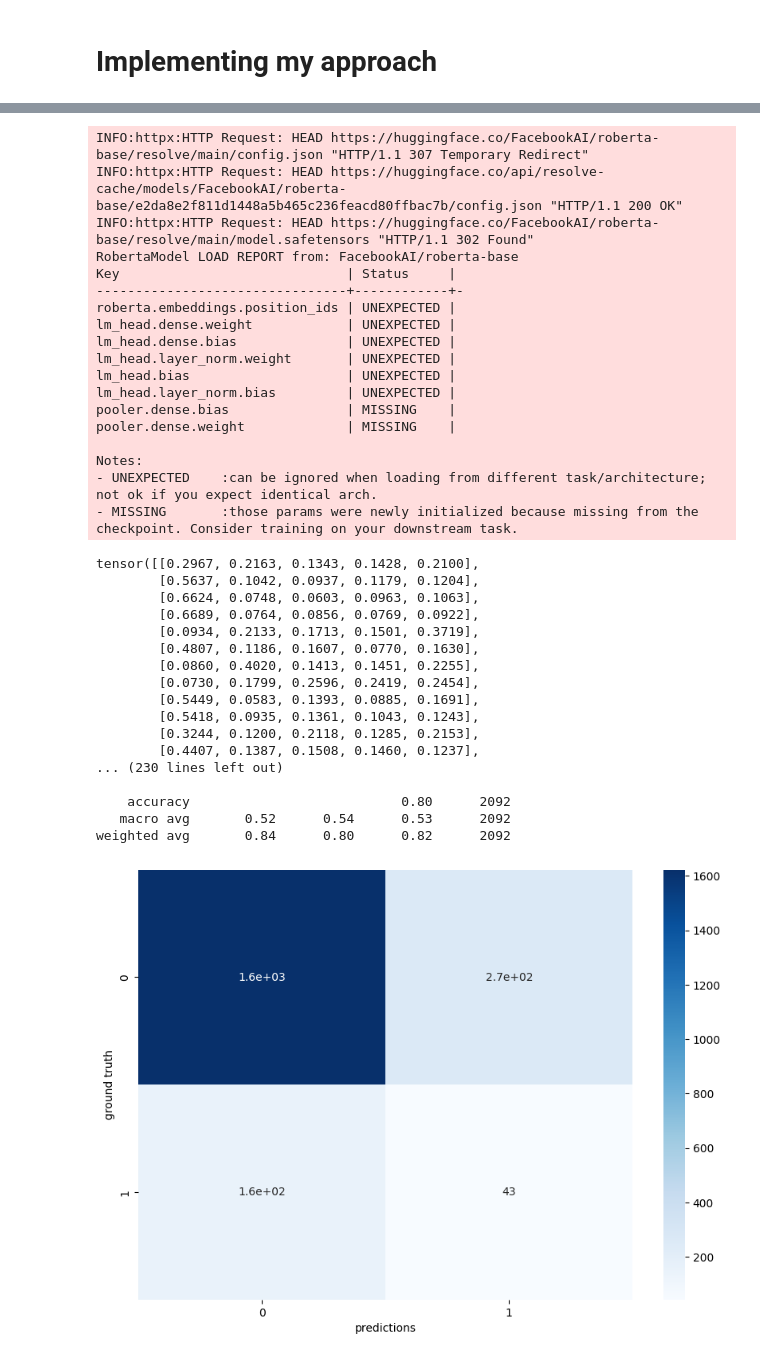
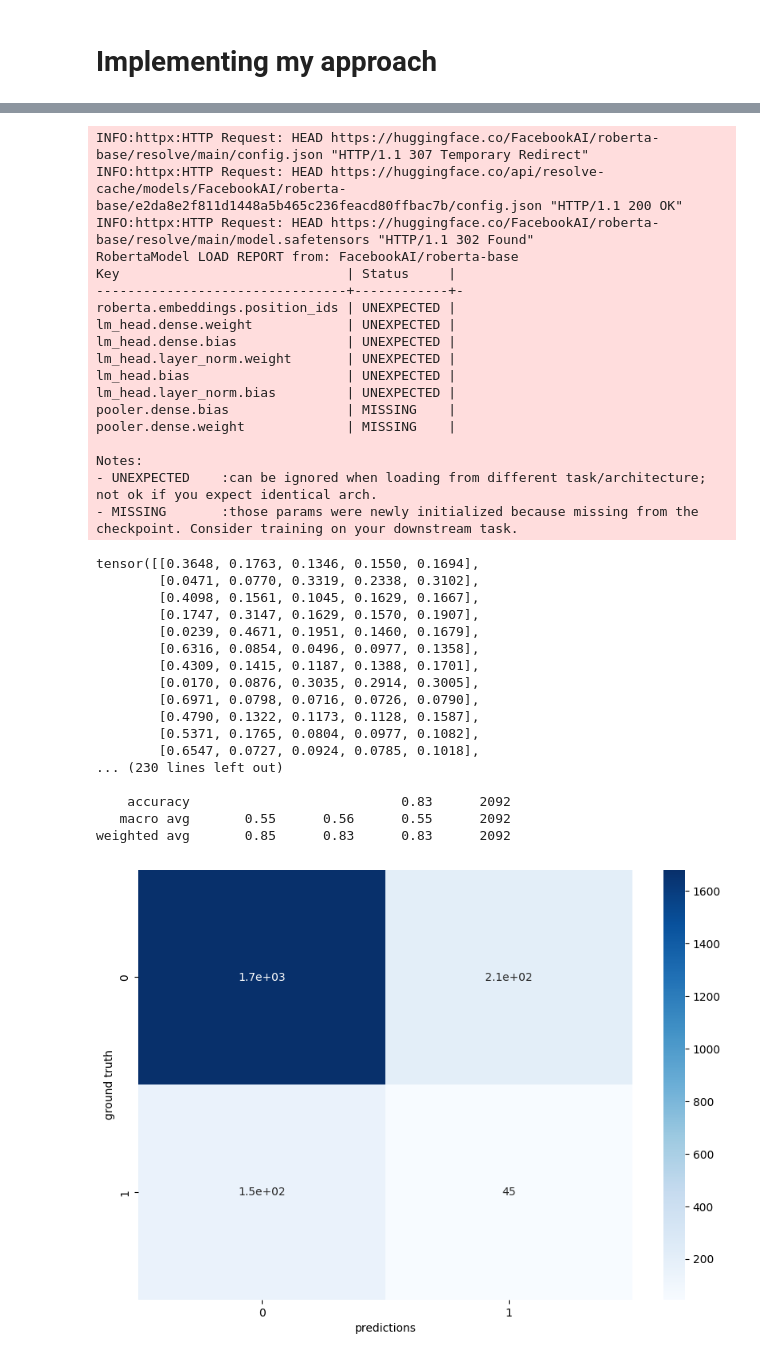
Before and after one commit to PingPianoPong/60035NaturalLanguageProcessingCW, a Jupyter notebook: main.ipynb, the cells around one changed output, grey strips where cells are left out. Saved outputs shown, nothing was run; the diff lists cells and outputs as text; code cells hidden in the pictures.

Commit message:
feat: finished training models

```diff
--- a/main.ipynb
+++ b/main.ipynb
@@ -521,6 +521,6 @@ epoch: 9, batch: 140, ce_loss: 1.58904, 0.3 * mse_loss: 0.93412, lr: 0.0000001
 # %%
 new_model = MyModel().to(device)
-saved_state = torch.load("./new_models/model.pth")
+saved_state = torch.load("./new_models/model_geo.pth")
 new_model.load_state_dict(saved_state['model_state_dict'])
 
 softmax = torch.nn.Softmax(dim=1)
@@ -559,46 +559,46 @@ cm = confusion_matrix(ground_truths, predictions)
 print(cm)
 print(classification_report(ground_truths, predictions))
 
 # Plot confustion matrix
 df_cm = pd.DataFrame(cm, index = [i for i in "01"],
                   columns = [i for i in "01"])
 plt.figure(figsize = (10,7))
 sn.heatmap(df_cm, annot=True, cmap="Blues").set(xlabel = 'predictions', ylabel = 'ground truth')
 plt.show()
 # %% [output]
 INFO:httpx:HTTP Request: HEAD https://huggingface.co/FacebookAI/roberta-base/resolve/main/config.json "HTTP/1.1 307 Temporary Redirect"
 INFO:httpx:HTTP Request: HEAD https://huggingface.co/api/resolve-cache/models/FacebookAI/roberta-base/e2da8e2f811d1448a5b465c236feacd80ffbac7b/config.json "HTTP/1.1 200 OK"
 INFO:httpx:HTTP Request: HEAD https://huggingface.co/FacebookAI/roberta-base/resolve/main/model.safetensors "HTTP/1.1 302 Found"
 RobertaModel LOAD REPORT from: FacebookAI/roberta-base
 Key                             | Status     |
 --------------------------------+------------+-
 roberta.embeddings.position_ids | UNEXPECTED |
 lm_head.dense.weight            | UNEXPECTED |
 lm_head.dense.bias              | UNEXPECTED |
 lm_head.layer_norm.weight       | UNEXPECTED |
 lm_head.bias                    | UNEXPECTED |
 lm_head.layer_norm.bias         | UNEXPECTED |
 pooler.dense.bias               | MISSING    |
 pooler.dense.weight             | MISSING    |
 
 Notes:
 - UNEXPECTED    :can be ignored when loading from different task/architecture; not ok if you expect identical arch.
 - MISSING       :those params were newly initialized because missing from the checkpoint. Consider training on your downstream task.
-tensor([[0.2967, 0.2163, 0.1343, 0.1428, 0.2100],
-        [0.5637, 0.1042, 0.0937, 0.1179, 0.1204],
-        [0.6624, 0.0748, 0.0603, 0.0963, 0.1063],
-        [0.6689, 0.0764, 0.0856, 0.0769, 0.0922],
-        [0.0934, 0.2133, 0.1713, 0.1501, 0.3719],
-        [0.4807, 0.1186, 0.1607, 0.0770, 0.1630],
-        [0.0860, 0.4020, 0.1413, 0.1451, 0.2255],
-        [0.0730, 0.1799, 0.2596, 0.2419, 0.2454],
-        [0.5449, 0.0583, 0.1393, 0.0885, 0.1691],
-        [0.5418, 0.0935, 0.1361, 0.1043, 0.1243],
-        [0.3244, 0.1200, 0.2118, 0.1285, 0.2153],
-        [0.4407, 0.1387, 0.1508, 0.1460, 0.1237],
+tensor([[0.3648, 0.1763, 0.1346, 0.1550, 0.1694],
+        [0.0471, 0.0770, 0.3319, 0.2338, 0.3102],
+        [0.4098, 0.1561, 0.1045, 0.1629, 0.1667],
+        [0.1747, 0.3147, 0.1629, 0.1570, 0.1907],
+        [0.0239, 0.4671, 0.1951, 0.1460, 0.1679],
+        [0.6316, 0.0854, 0.0496, 0.0977, 0.1358],
+        [0.4309, 0.1415, 0.1187, 0.1388, 0.1701],
+        [0.0170, 0.0876, 0.3035, 0.2914, 0.3005],
+        [0.6971, 0.0798, 0.0716, 0.0726, 0.0790],
+        [0.4790, 0.1322, 0.1173, 0.1128, 0.1587],
+        [0.5371, 0.1765, 0.0804, 0.0977, 0.1082],
+        [0.6547, 0.0727, 0.0924, 0.0785, 0.1018],
 ... (230 lines left out)
 
-    accuracy                           0.80      2092
-   macro avg       0.52      0.54      0.53      2092
-weighted avg       0.84      0.80      0.82      2092
+    accuracy                           0.83      2092
+   macro avg       0.55      0.56      0.55      2092
+weighted avg       0.85      0.83      0.83      2092
-[figure, old version]
+[figure, new version]
```
Also changed, not shown: parts of 1 cell of this notebook.
